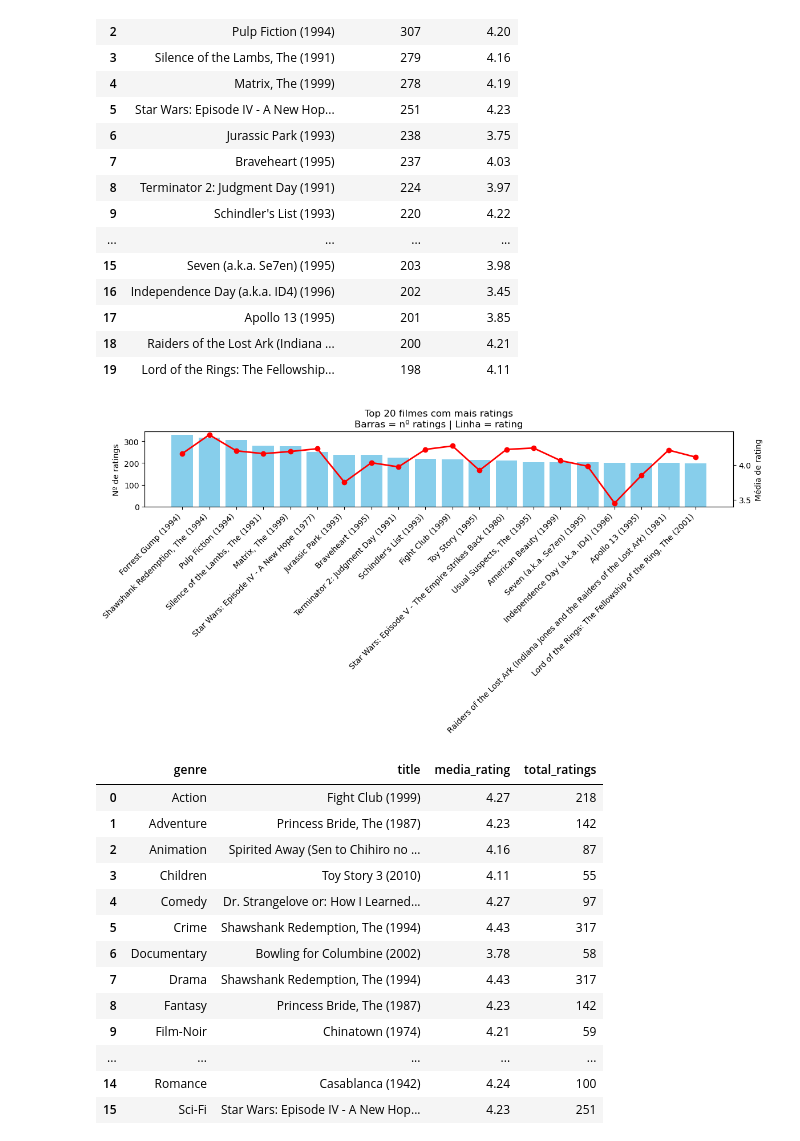
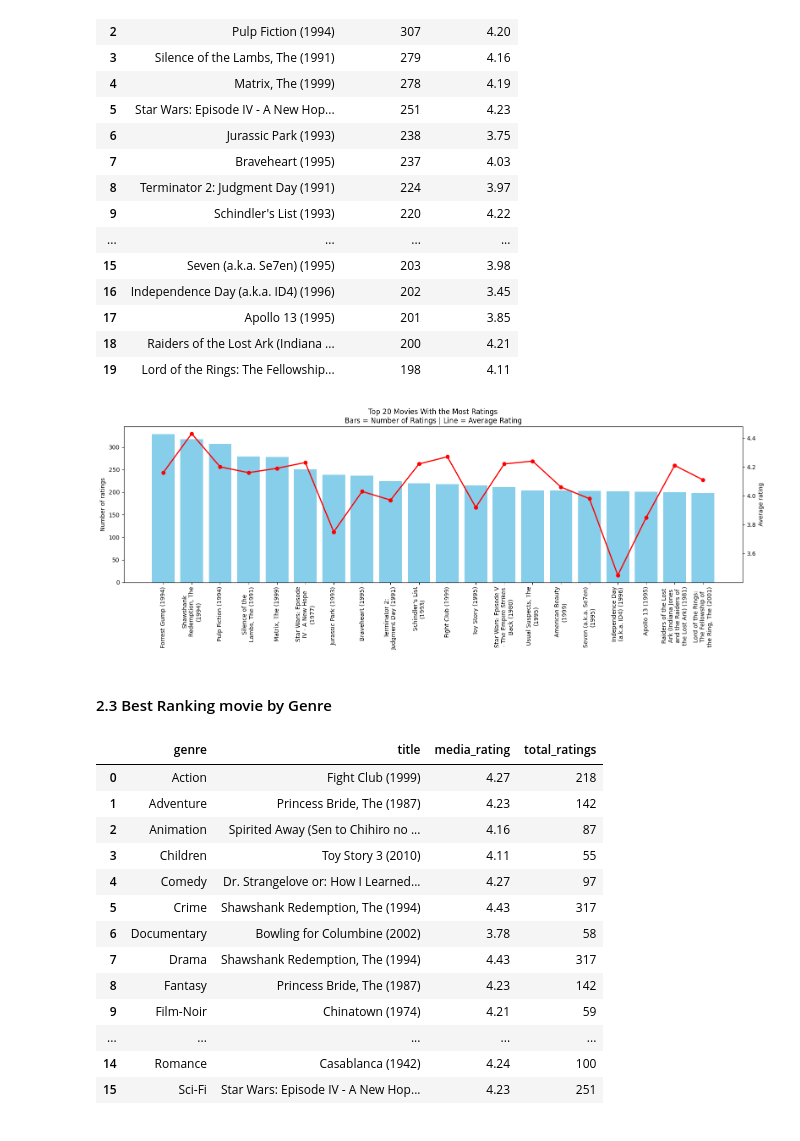
Before and after one commit to sergiopatinha/BigDataFoundations, a Jupyter notebook: notebooks/1.6 - (Small)100K Exploring Data.ipynb, the cells around one changed output. Saved outputs shown, nothing was run; the diff lists cells and outputs as text; code cells hidden in the pictures.

```diff
--- a/notebooks/1.6 - (Small)100K Exploring Data.ipynb
+++ b/notebooks/1.6 - (Small)100K Exploring Data.ipynb
@@ -118,23 +109,29 @@ df2
 | 17 | Apollo 13 (1995) | 201 | 3.85 |
 | 18 | Raiders of the Lost Ark (Indiana ... | 200 | 4.21 |
 | 19 | Lord of the Rings: The Fellowship... | 198 | 4.11 |
-# %%
-fig, ax1 = plt.subplots(figsize=(12,6))
-
-# Barras = nº ratings (azul)
-ax1.bar(df2["title"], df2["total_ratings"], color="skyblue")
-ax1.set_ylabel("Nº de ratings")
-ax1.set_xticks(range(len(df2)))
-ax1.set_xticklabels(df2["title"], rotation=45, ha="right")
-
-# Linha = média (vermelho)
-ax2 = ax1.twinx()
-ax2.plot(range(len(df2)), df2["media_rating"], marker="o", color="red", linewidth=2)
-ax2.set_ylabel("Média de rating")
-
-plt.title("Top 20 filmes com mais ratings\nBarras = nº ratings | Linha = rating")
-plt.tight_layout()
-plt.show()
-# %% [output]
-[figure, removed]
+# %%
+# ranking of the 20 movies with the most ratings
+fig, ax1 = plt.subplots(figsize=(16, 6))
+
+# Wrap titles into multiple lines (≈20 chars per line)
+wrapped_titles = ["\n".join(textwrap.wrap(t, 20)) for t in df2["title"]]
+
+# Bars = number of ratings (blue)
+ax1.bar(df2["title"], df2["total_ratings"], color="skyblue")
+ax1.set_ylabel("Number of ratings")
+ax1.set_xticks(range(len(df2)))
+ax1.set_xticklabels(wrapped_titles, rotation=90, ha="center")  # melhor sem rotação
+
+# Line = average rating (red)
+ax2 = ax1.twinx()
+ax2.plot(range(len(df2)), df2["media_rating"], marker="o", color="red", linewidth=2)
+ax2.set_ylabel("Average rating")
+
+plt.title("Top 20 Movies With the Most Ratings\nBars = Number of Ratings | Line = Average Rating")
+plt.tight_layout()
+plt.show()
+# %% [output]
+[figure, added]
+# %% [markdown]
+#### 2.3 Best Ranking movie by Genre
 # %%
```
Also changed, not shown: parts of 23 cells of this notebook, 5 other files.
